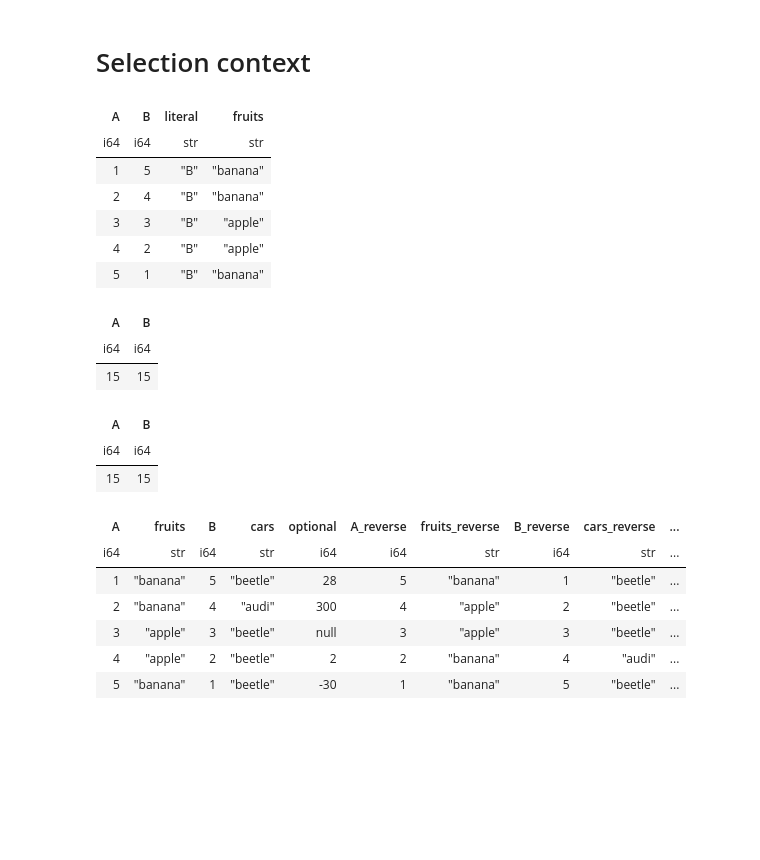
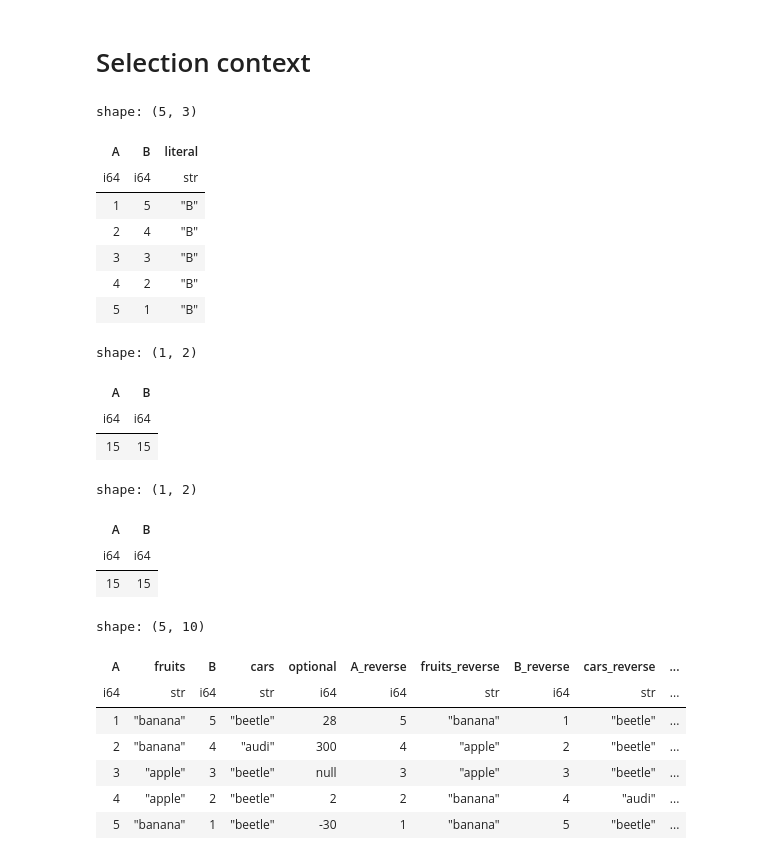
Before and after one commit to pola-rs/polars-book, a Jupyter notebook: user_guide/src/notebooks/introduction_polars-py.ipynb, the cells around one changed output. Drawn from its saved outputs; the diff is of its cells as text; code cells hidden in the pictures; blank space fills up the shorter version.

Commit message:
tify up introduction-polars and add lazy-schema changes

```diff
--- a/user_guide/src/notebooks/introduction_polars-py.ipynb
+++ b/user_guide/src/notebooks/introduction_polars-py.ipynb
@@ -34,19 +35,25 @@ df
 # %% [markdown]
 # Selection context
 # %%
-# We can select by name
+# Within select, we can use the col function to refer to columns.
+# If we are not applying any function to the column, we can also use the column name as a string.
 
-(df.select([
-    pl.col("A"),
-    "B",      # the col part is inferred
-    pl.lit("B"),  # we must tell polars we mean the literal "B"
-    pl.col("fruits"),
-]))
+(
+    df
+    .select(
+        [
+            pl.col("A"),
+            "B",      # the col part is inferred
+            pl.lit("B"),  # the pl.lit functions tell polars we mean the literal "B"
+        ]
+    )
+)
 # %% [output]
+shape: (5, 3)
-| A | B | literal | fruits |
-| i64 | i64 | str | str |
-| 1 | 5 | "B" | "banana" |
-| 2 | 4 | "B" | "banana" |
-| 3 | 3 | "B" | "apple" |
-| 4 | 2 | "B" | "apple" |
-| 5 | 1 | "B" | "banana" |
+| A | B | literal |
+| i64 | i64 | str |
+| 1 | 5 | "B" |
+| 2 | 4 | "B" |
+| 3 | 3 | "B" |
+| 4 | 2 | "B" |
+| 5 | 1 | "B" |
@@ -53,20 +71,28 @@ df
 # %%
-# you can select columns with a regex if it starts with '^' and ends with '$'
+# We can select columns with a regex if the regex starts with '^' and ends with '$'
 
-(df.select([
-    pl.col("^A|B$").sum()
-]))
+(
+    df
+    .select(
+        pl.col("^A|B$").sum()
+    )
+)
 # %% [output]
+shape: (1, 2)
 | A | B |
 | i64 | i64 |
 | 15 | 15 |
 # %%
-# you can select multiple columns by name
+# We can select multiple columns by name
 
-(df.select([
-    pl.col(["A", "B"]).sum()
-]))
+(
+    df
+    .select(
+        pl.col(["A", "B"]).sum()
+    )
+)
 # %% [output]
+shape: (1, 2)
 | A | B |
 | i64 | i64 |
 | 15 | 15 |
@@ -74,11 +100,15 @@ df
 # We select everything in normal order
 # Then we select everything in reversed order
 
-(df.select([
-    pl.all(),
-    pl.all().reverse().suffix("_reverse")
-]))
+(
+    df
+    .select(
+        pl.all(),
+        pl.all().reverse().suffix("_reverse")
+    )
+)
 # %% [output]
+shape: (5, 10)
 | A | fruits | B | cars | optional | A_reverse | fruits_reverse | B_reverse | cars_reverse | ... |
 | i64 | str | i64 | str | i64 | i64 | str | i64 | str | ... |
 | 1 | "banana" | 5 | "beetle" | 28 | 5 | "banana" | 1 | "beetle" | ... |
```
Also changed, not shown: parts of 26 cells of this notebook, 3 other files.
